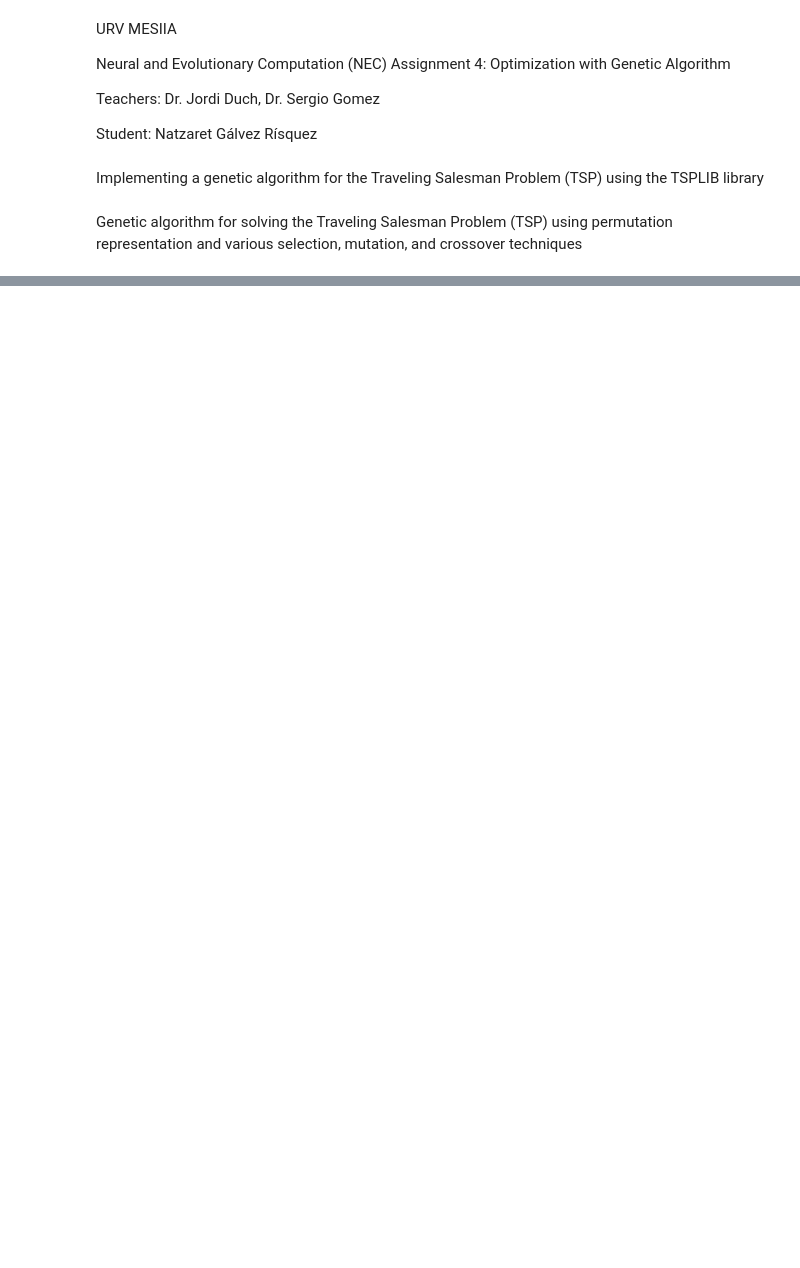
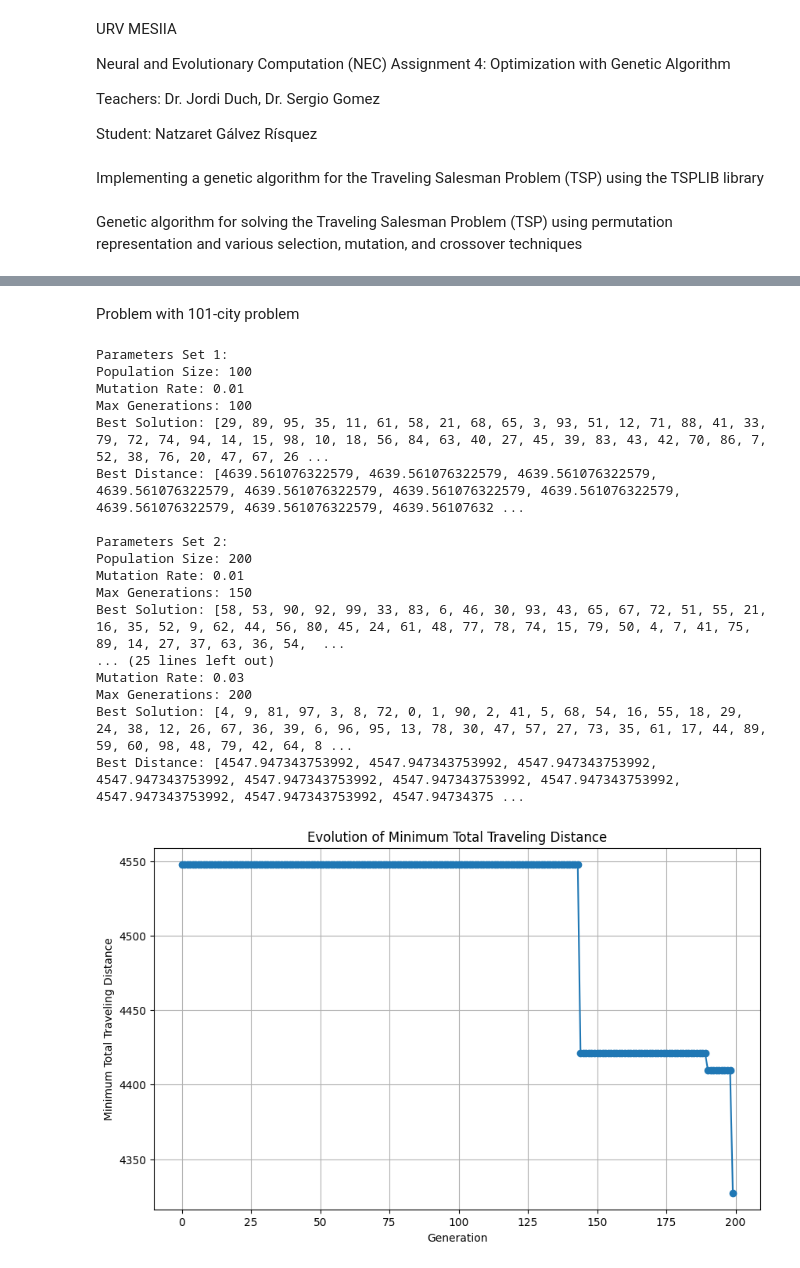
Before and after one commit to Natzaret/Natzaret, a Jupyter notebook: NEC_Exercise_4.ipynb, the cells around one changed output, grey strips where cells are left out. Saved outputs shown, nothing was run; the diff lists cells and outputs as text; code cells hidden in the pictures; blank space fills up the shorter version.

```diff
--- a/NEC_Exercise_4.ipynb
+++ b/NEC_Exercise_4.ipynb
@@ -179,0 +319,69 @@ if __name__ == "__main__":
+# %% [markdown]
+Problem with 101-city problem
+# %%
+# Define the number of cities and coordinates for dataset 3
+num_cities_dataset3 = 101
+
+# Generate dataset 1
+dataset3 = generate_problem_instance(num_cities_dataset3)
+distances_dataset3 = compute_distances(dataset3)
+
+# Define parameter combinations for dataset 3
+parameter_combinations_dataset = [
+    {'population_size': 100, 'mutation_rate': 0.01, 'max_generations': 100},
+    {'population_size': 200, 'mutation_rate': 0.01, 'max_generations': 150},
+    {'population_size': 150, 'mutation_rate': 0.02, 'max_generations': 100},
+    {'population_size': 250, 'mutation_rate': 0.02, 'max_generations': 150},
+    {'population_size': 100, 'mutation_rate': 0.03, 'max_generations': 150},
+    {'population_size': 200, 'mutation_rate': 0.03, 'max_generations': 200}
+]
+
+results_dataset = []
+
+# Iterate over parameter combinations and execute genetic algorithm
+for params in parameter_combinations_dataset1:
+    population_size = params['population_size']
+    mutation_rate = params['mutation_rate']
+    max_generations = params['max_generations']
+
+    best_solution_dataset, best_distances_dataset = genetic_algorithm(distances_dataset3, population_size, mutation_rate, max_generations)
+    results_dataset.append({'parameters': params, 'best_solution': best_solution_dataset, 'best_distances': best_distances_dataset})
+
+for i, result in enumerate(results_dataset):
+    print(f"Parameters Set {i + 1}:")
+    print("Population Size:", result['parameters']['population_size'])
+    print("Mutation Rate:", result['parameters']['mutation_rate'])
+    print("Max Generations:", result['parameters']['max_generations'])
+    print("Best Solution:", result['best_solution'])
+    print("Best Distance:", result['best_distances'])
+    print()
+
+import matplotlib.pyplot as plt
+
+# Plot the evolution of the minimum total traveling distance
+plt.figure(figsize=(10, 6))
+plt.plot(best_distances_dataset, marker='o', linestyle='-')
+plt.title("Evolution of Minimum Total Traveling Distance")
+plt.xlabel("Generation")
+plt.ylabel("Minimum Total Traveling Distance")
+plt.grid(True)
+plt.show()
+# %% [output]
+Parameters Set 1:
+Population Size: 100
+Mutation Rate: 0.01
+Max Generations: 100
+Best Solution: [29, 89, 95, 35, 11, 61, 58, 21, 68, 65, 3, 93, 51, 12, 71, 88, 41, 33, 79, 72, 74, 94, 14, 15, 98, 10, 18, 56, 84, 63, 40, 27, 45, 39, 83, 43, 42, 70, 86, 7, 52, 38, 76, 20, 47, 67, 26 ...
+Best Distance: [4639.561076322579, 4639.561076322579, 4639.561076322579, 4639.561076322579, 4639.561076322579, 4639.561076322579, 4639.561076322579, 4639.561076322579, 4639.561076322579, 4639.56107632 ...
+
+Parameters Set 2:
+Population Size: 200
+Mutation Rate: 0.01
+Max Generations: 150
+Best Solution: [58, 53, 90, 92, 99, 33, 83, 6, 46, 30, 93, 43, 65, 67, 72, 51, 55, 21, 16, 35, 52, 9, 62, 44, 56, 80, 45, 24, 61, 48, 77, 78, 74, 15, 79, 50, 4, 7, 41, 75, 89, 14, 27, 37, 63, 36, 54,  ...
+... (25 lines left out)
+Mutation Rate: 0.03
+Max Generations: 200
+Best Solution: [4, 9, 81, 97, 3, 8, 72, 0, 1, 90, 2, 41, 5, 68, 54, 16, 55, 18, 29, 24, 38, 12, 26, 67, 36, 39, 6, 96, 95, 13, 78, 30, 47, 57, 27, 73, 35, 61, 17, 44, 89, 59, 60, 98, 48, 79, 42, 64, 8 ...
+Best Distance: [4547.947343753992, 4547.947343753992, 4547.947343753992, 4547.947343753992, 4547.947343753992, 4547.947343753992, 4547.947343753992, 4547.947343753992, 4547.947343753992, 4547.94734375 ...
+[figure, added]
```
Also changed, not shown: parts of 10 cells of this notebook.
